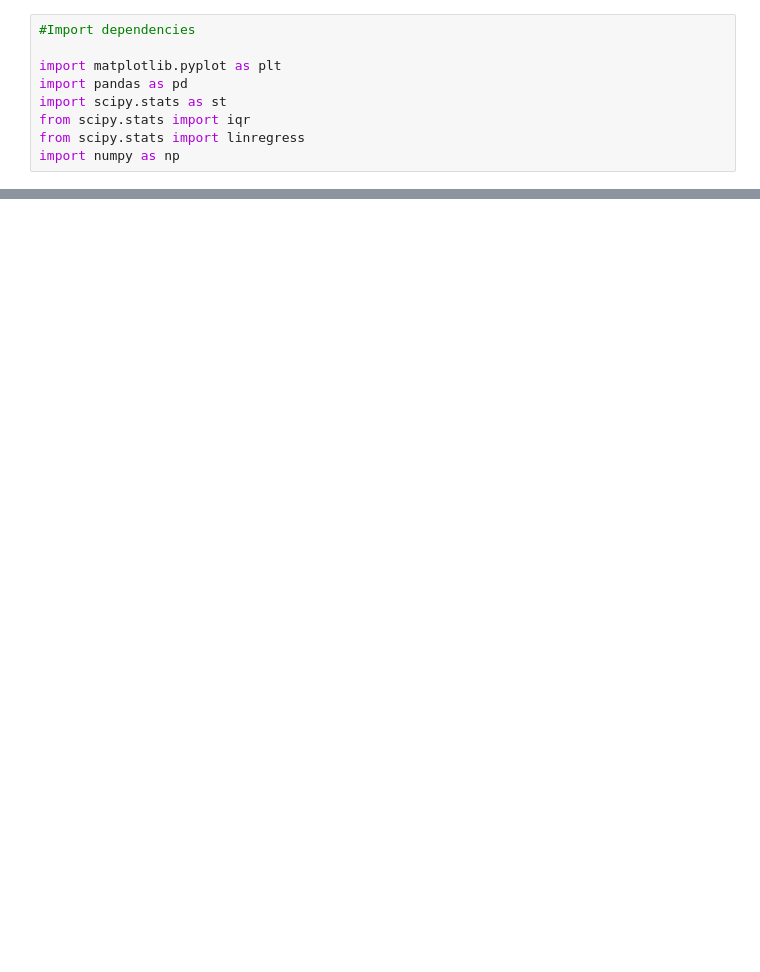
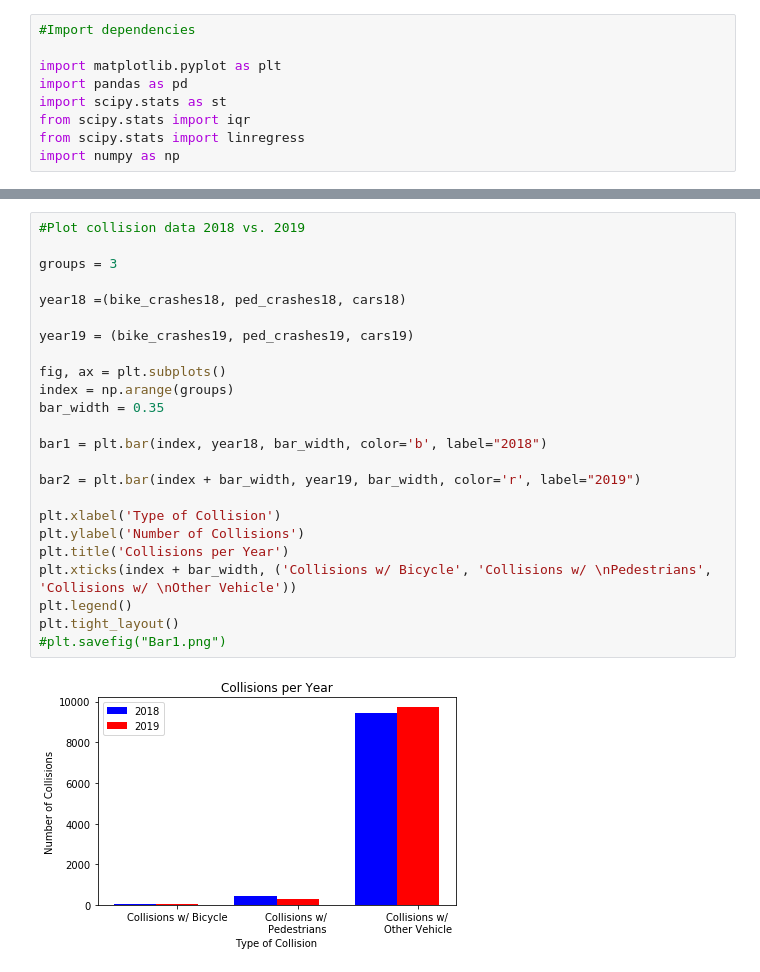
Before and after one commit to alexrayperry/SD-Collision-Hotspots, a Jupyter notebook: alex-sd-collision-analysis.ipynb, the cells around one changed output, grey strips where cells are left out. Saved outputs shown, nothing was run; the diff lists cells and outputs as text; blank space fills up the shorter version.

```diff
--- a/alex-sd-collision-analysis.ipynb
+++ b/alex-sd-collision-analysis.ipynb
@@ -20,0 +120,26 @@ collision.head()
+# %%
+#Plot collision data 2018 vs. 2019
+
+groups = 3
+
+year18 =(bike_crashes18, ped_crashes18, cars18)
+
+year19 = (bike_crashes19, ped_crashes19, cars19)
+
+fig, ax = plt.subplots()
+index = np.arange(groups)
+bar_width = 0.35
+
+bar1 = plt.bar(index, year18, bar_width, color='b', label="2018")
+
+bar2 = plt.bar(index + bar_width, year19, bar_width, color='r', label="2019")
+
+plt.xlabel('Type of Collision')
+plt.ylabel('Number of Collisions')
+plt.title('Collisions per Year')
+plt.xticks(index + bar_width, ('Collisions w/ Bicycle', 'Collisions w/ \nPedestrians', 'Collisions w/ \nOther Vehicle'))
+plt.legend()
+plt.tight_layout()
+#plt.savefig("Bar1.png")
+# %% [output]
+[figure, added]
```
Also changed, not shown: parts of 15 cells of this notebook, 5 other files.
